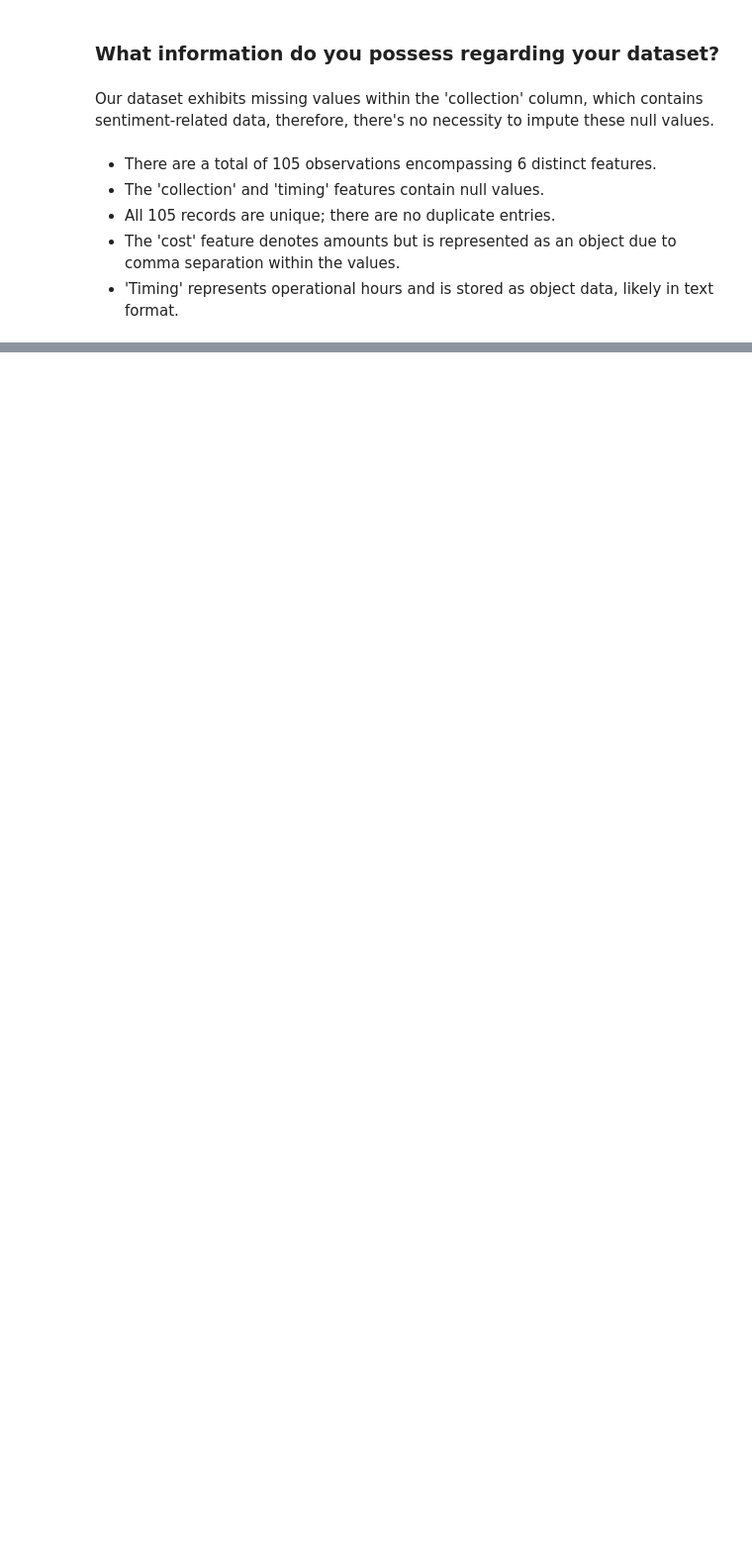
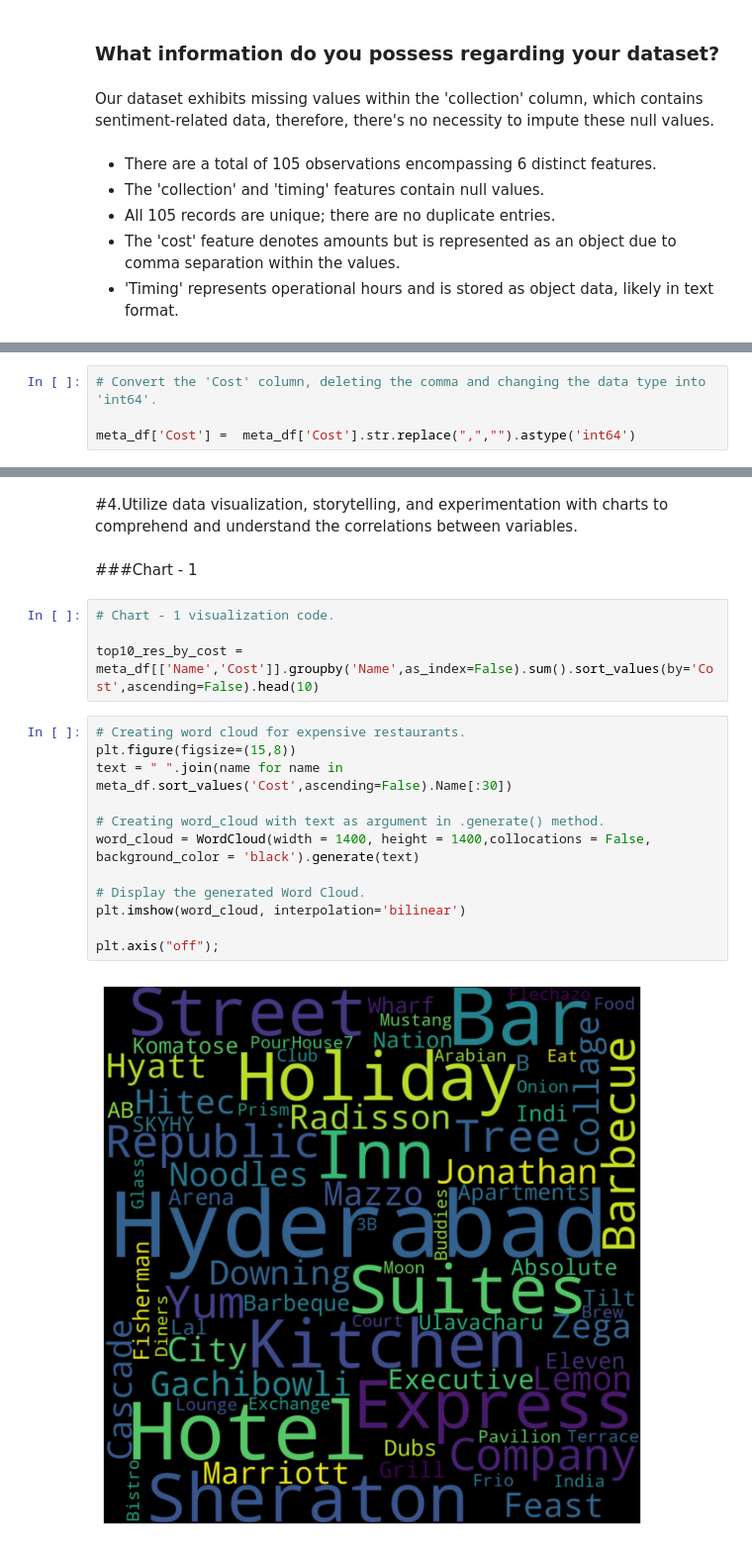
Before and after one commit to kumarsinghashu/Zomato-Restaurant-Clustering-and-Sentiment-Analysis., a Jupyter notebook: Zomato_Restaurant_Clustering_and_Sentiment_Analysis.ipynb, the cells around one changed output, grey strips where cells are left out. Shown at 99% size. Cells and saved outputs as stored; diff of their text form; blank space fills up the shorter version.

```diff
--- a/Zomato_Restaurant_Clustering_and_Sentiment_Analysis.ipynb
+++ b/Zomato_Restaurant_Clustering_and_Sentiment_Analysis.ipynb
@@ -184,0 +227,4 @@ Our dataset exhibits missing values within the 'collection' column, which contai
+# %%
+# Convert the 'Cost' column, deleting the comma and changing the data type into 'int64'.
+
+meta_df['Cost'] =  meta_df['Cost'].str.replace(",","").astype('int64')
@@ -184,0 +252,22 @@ Our dataset exhibits missing values within the 'collection' column, which contai
+# %% [markdown]
+#<b/>4.Utilize data visualization, storytelling, and experimentation with charts to comprehend and understand the correlations between variables.</b>
+# %% [markdown]
+###<b/>Chart - 1</b>
+# %%
+# Chart - 1 visualization code.
+
+top10_res_by_cost = meta_df[['Name','Cost']].groupby('Name',as_index=False).sum().sort_values(by='Cost',ascending=False).head(10)
+# %%
+# Creating word cloud for expensive restaurants.
+plt.figure(figsize=(15,8))
+text = " ".join(name for name in meta_df.sort_values('Cost',ascending=False).Name[:30])
+
+# Creating word_cloud with text as argument in .generate() method.
+word_cloud = WordCloud(width = 1400, height = 1400,collocations = False, background_color = 'black').generate(text)
+
+# Display the generated Word Cloud.
+plt.imshow(word_cloud, interpolation='bilinear')
+
+plt.axis("off");
+# %% [output]
+[figure, added]
```
Also changed, not shown: parts of 37 cells of this notebook.
